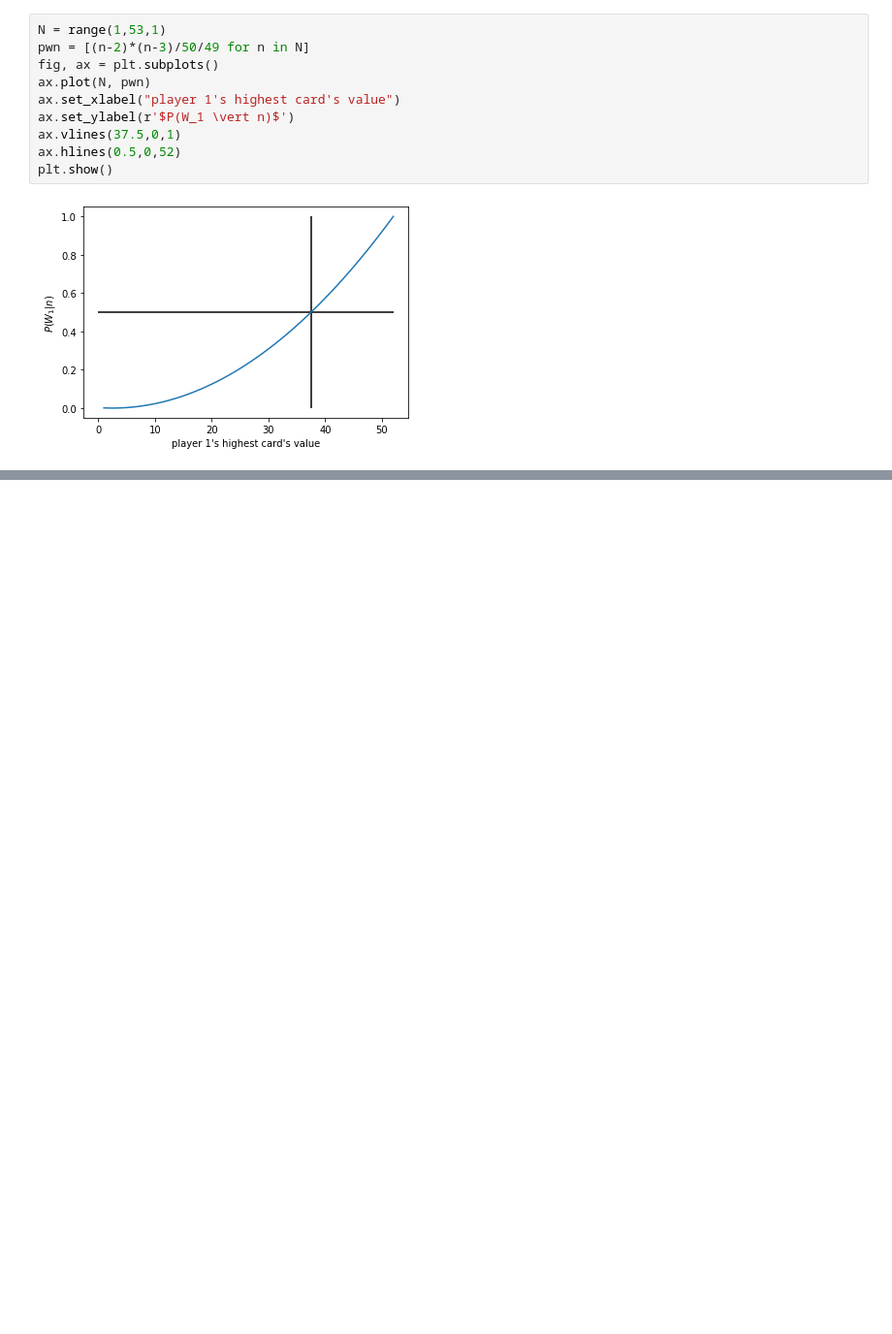
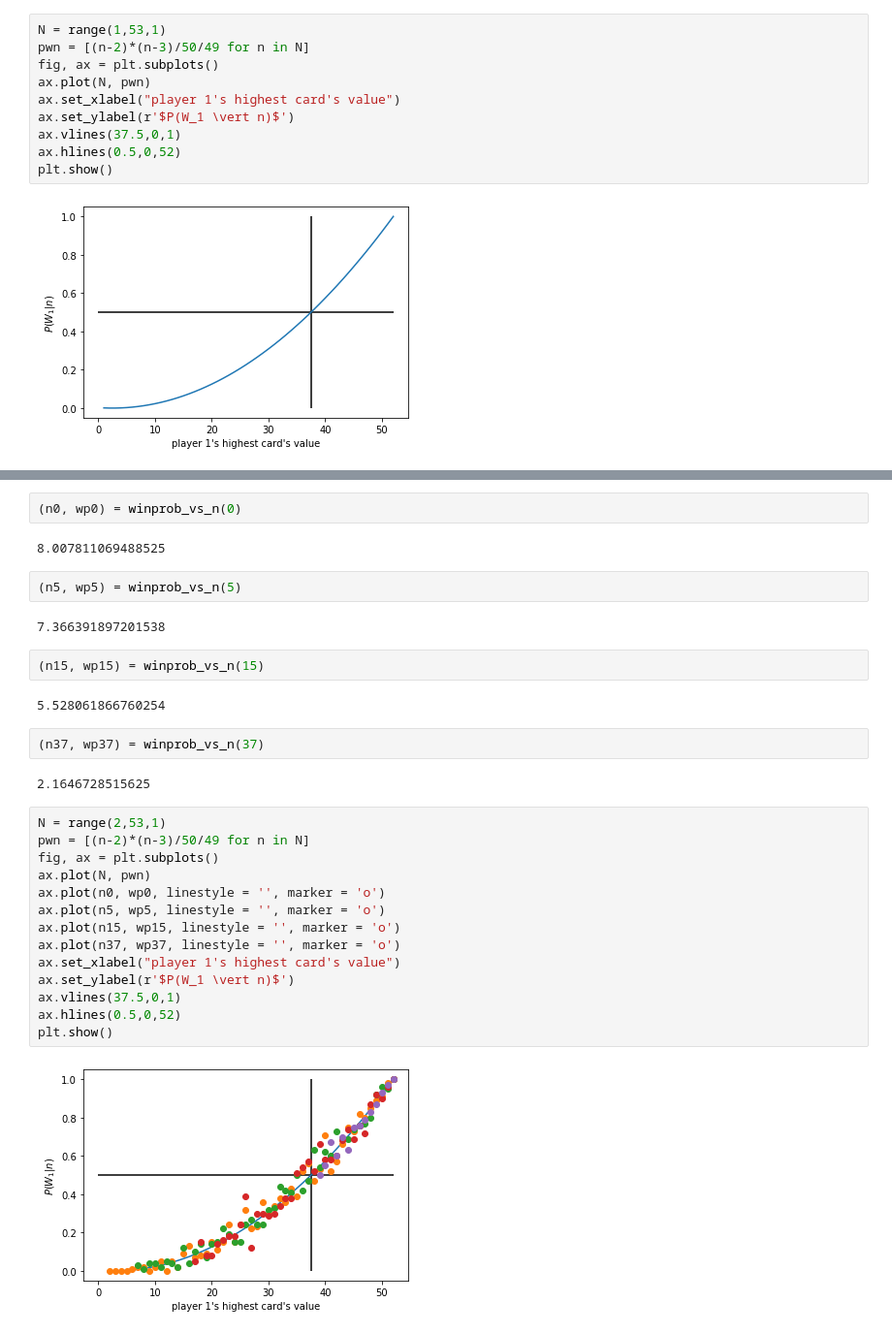
Before and after one commit to b-yuen/cardgames_project, a Jupyter notebook: games.ipynb, the cells around one changed output, grey strips where cells are left out. Shown: that part at 97% size. Saved outputs shown, nothing was run; the diff lists cells and outputs as text; blank space fills up the shorter version.

```diff
--- a/games.ipynb
+++ b/games.ipynb
@@ -713,0 +706,32 @@ for card in d0:
+# %%
+(n0, wp0) = winprob_vs_n(0)
+# %% [output]
+8.007811069488525
+# %%
+(n5, wp5) = winprob_vs_n(5)
+# %% [output]
+7.366391897201538
+# %%
+(n15, wp15) = winprob_vs_n(15)
+# %% [output]
+5.528061866760254
+# %%
+(n37, wp37) = winprob_vs_n(37)
+# %% [output]
+2.1646728515625
+# %%
+N = range(2,53,1)
+pwn = [(n-2)*(n-3)/50/49 for n in N]
+fig, ax = plt.subplots()
+ax.plot(N, pwn)
+ax.plot(n0, wp0, linestyle = '', marker = 'o')
+ax.plot(n5, wp5, linestyle = '', marker = 'o')
+ax.plot(n15, wp15, linestyle = '', marker = 'o')
+ax.plot(n37, wp37, linestyle = '', marker = 'o')
+ax.set_xlabel("player 1's highest card's value")
+ax.set_ylabel(r'$P(W_1 \vert n)$')
+ax.vlines(37.5,0,1)
+ax.hlines(0.5,0,52)
+plt.show()
+# %% [output]
+[figure, added]
```
Also changed, not shown: parts of 31 cells of this notebook, 1 other file.
